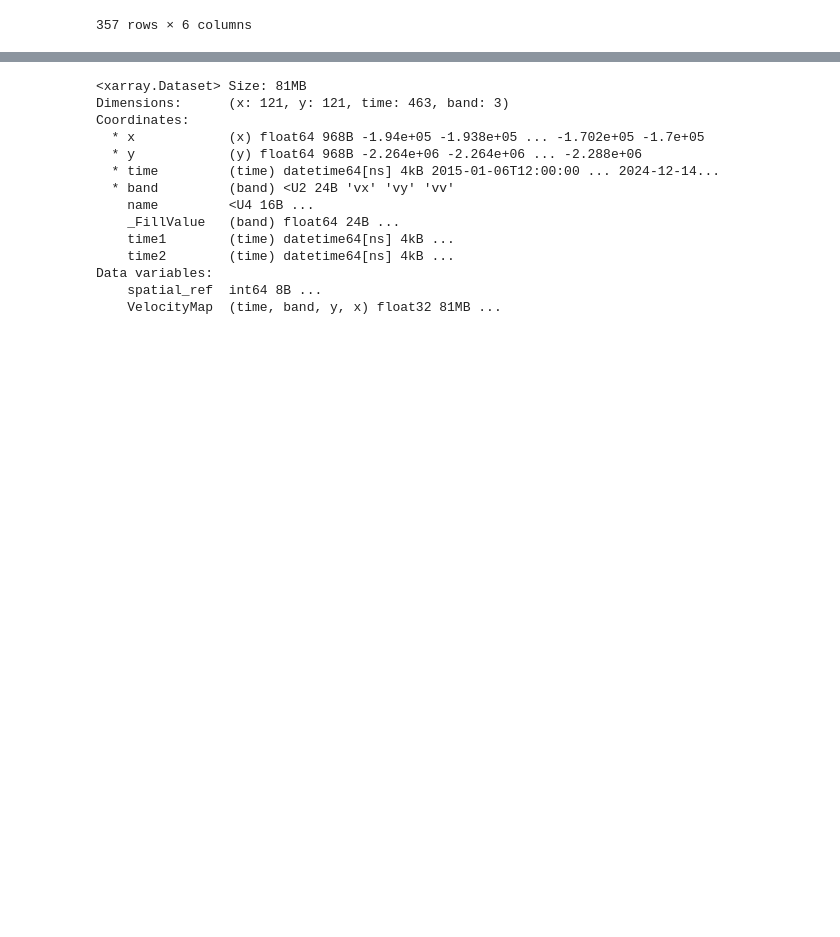
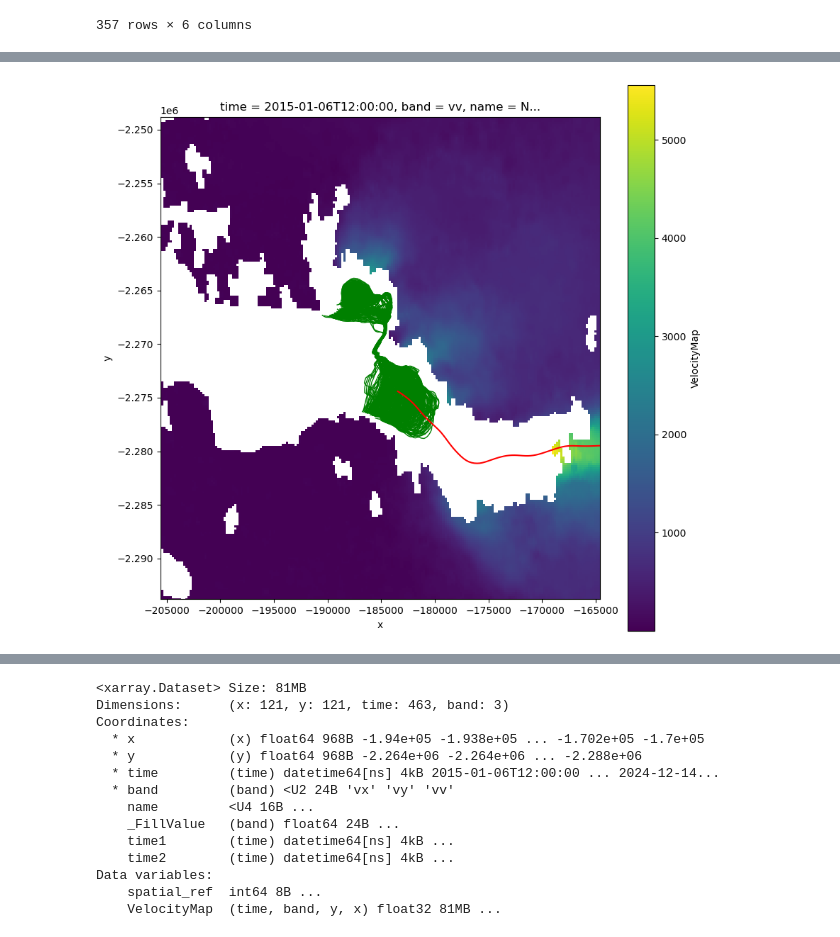
Before and after one commit to sofiasuhinin/Jakobshavn-Isbrae-CalvingStatistics, a Jupyter notebook: calvingseries.ipynb, the cells around one changed output, grey strips where cells are left out. Drawn from its saved outputs; the diff is of its cells as text; code cells hidden in the pictures; blank space fills up the shorter version.

```diff
--- a/calvingseries.ipynb
+++ b/calvingseries.ipynb
@@ -159,0 +152,42 @@ plt.show()
+# %%
+
+sampletime = 0  # first time slice
+vel_slice = velocity["VelocityMap"].isel(band=2, time=sampletime)
+
+vel_slice = vel_slice.assign_coords(
+    x=("x", x_vals),
+    y=("y", y_vals),
+)
+
+fig, ax = plt.subplots(figsize=(10, 10))
+
+
+vel_slice.plot(
+    ax=ax,
+    x="x",
+    y="y",
+    add_colorbar=True,
+)
+
+
+terminus.plot(
+    ax=ax,
+    facecolor="none",
+    edgecolor="green",
+    linewidth=1,
+)
+
+centreline_gs = gpd.GeoSeries([centreline_shape], crs=terminus.crs if hasattr(terminus, "crs") else None)
+centreline_gs.plot(
+    ax=ax,
+    color="red",
+    linewidth=1.5,
+)
+
+ax.set_xlim(x_vals.min(), x_vals.max())
+ax.set_ylim(y_vals.min(), y_vals.max())
+ax.set_aspect("equal")
+
+plt.show()
+# %% [output]
+[figure, added]
```
Also changed, not shown: parts of 10 cells of this notebook.
